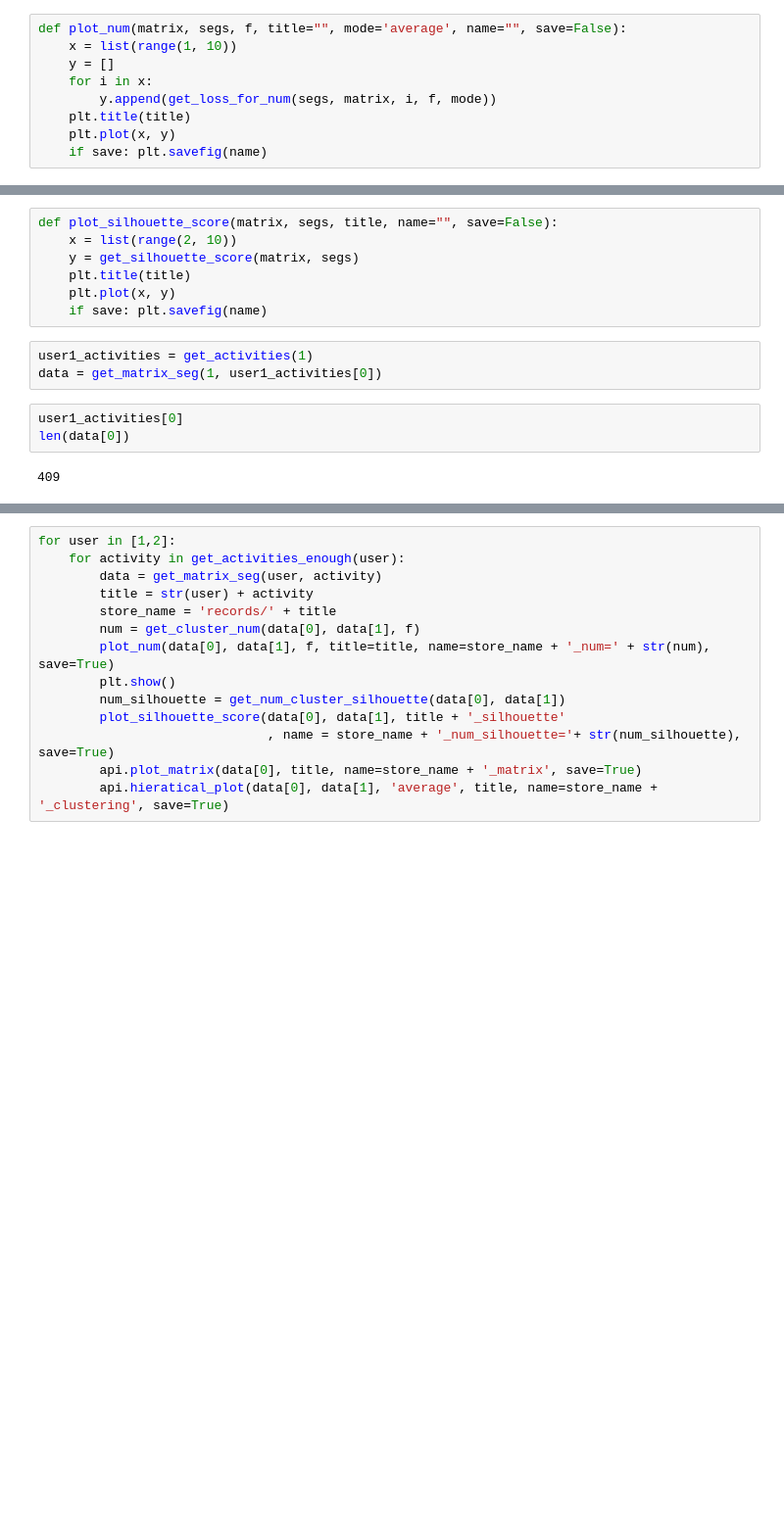
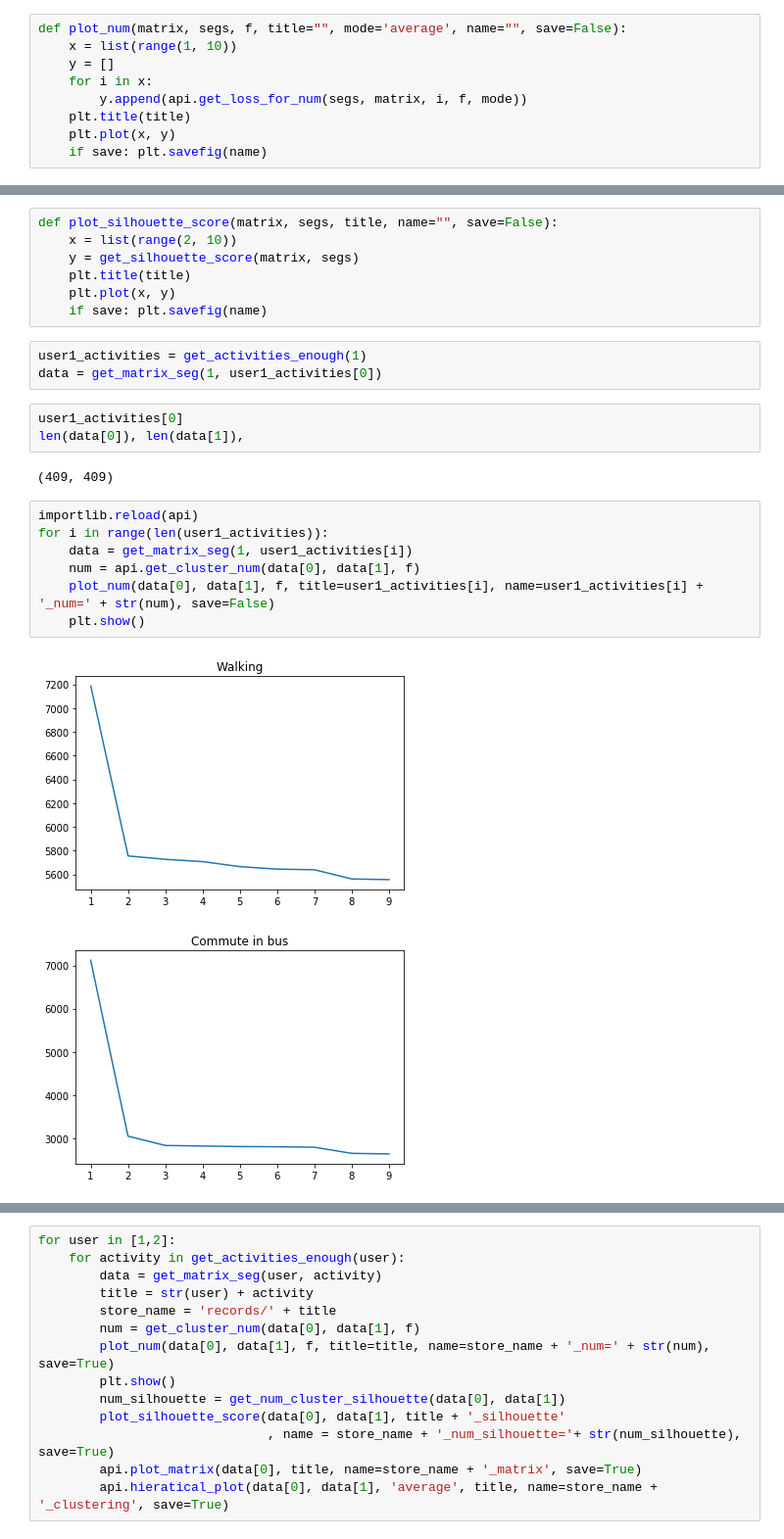
Before and after one commit to nus-curantis/medoid, a Jupyter notebook: num_cluster.ipynb, the cells around one changed output, grey strips where cells are left out. Shown: that part at 98% size. Saved outputs shown, nothing was run; the diff lists cells and outputs as text; blank space fills up the shorter version.

```diff
--- a/num_cluster.ipynb
+++ b/num_cluster.ipynb
@@ -59,7 +59,7 @@ def plot_num(matrix, segs, f, title="", mode='average', name="", save=False):
     x = list(range(1, 10))
     y = []
     for i in x:
-        y.append(get_loss_for_num(segs, matrix, i, f, mode))
+        y.append(api.get_loss_for_num(segs, matrix, i, f, mode))
     plt.title(title)
     plt.plot(x, y)
     if save: plt.savefig(name)
@@ -130,10 +128,20 @@ def plot_silhouette_score(matrix, segs, title, name="", save=False):
     plt.plot(x, y)
     if save: plt.savefig(name)
 # %%
-user1_activities = get_activities(1)
+user1_activities = get_activities_enough(1)
 data = get_matrix_seg(1, user1_activities[0])
 # %%
 user1_activities[0]
-len(data[0])
+len(data[0]), len(data[1]),
 # %% [output]
-409
+(409, 409)
+# %%
+importlib.reload(api)
+for i in range(len(user1_activities)):
+    data = get_matrix_seg(1, user1_activities[i])
+    num = api.get_cluster_num(data[0], data[1], f)
+    plot_num(data[0], data[1], f, title=user1_activities[i], name=user1_activities[i] + '_num=' + str(num), save=False)
+    plt.show()
+# %% [output]
+[figure, added]
+[figure, added]
```
Also changed, not shown: parts of 4 cells of this notebook, 3 other files.
